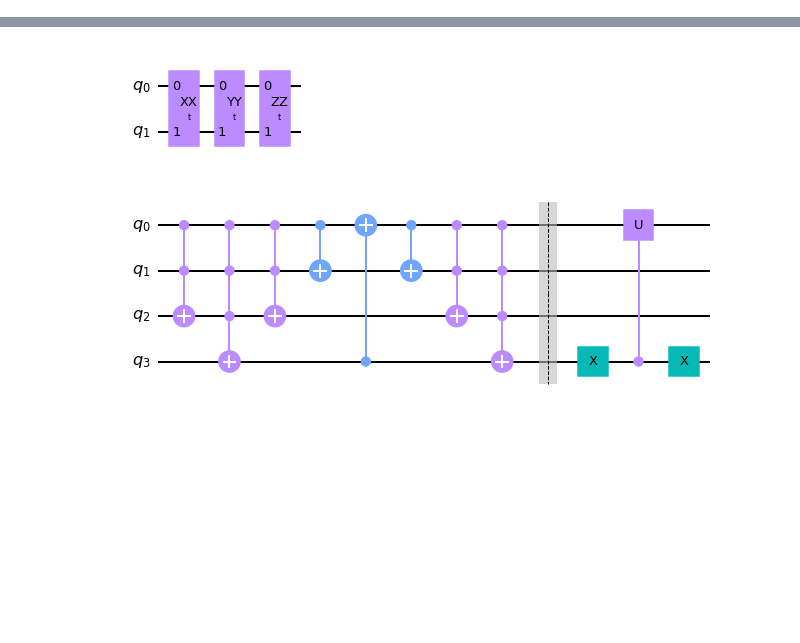
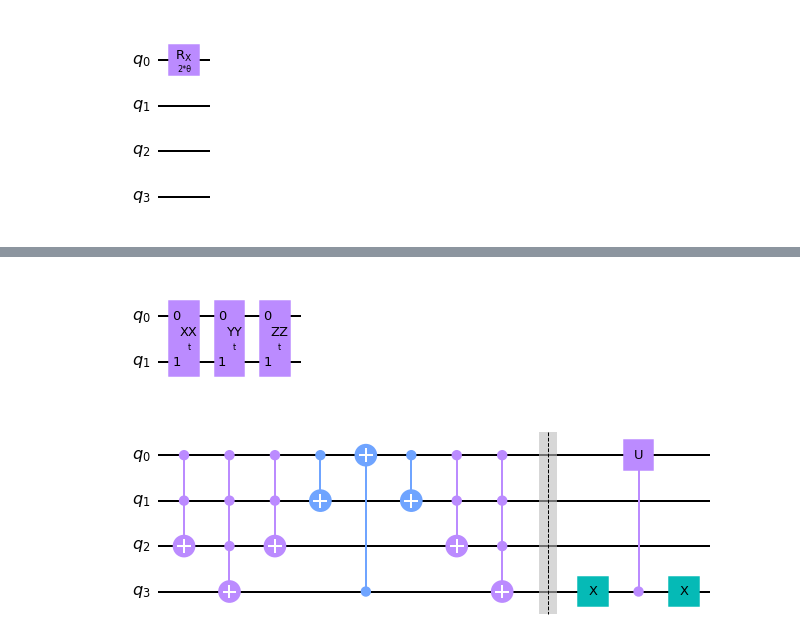
Before and after one commit to BStar14/quantum-walk-simulation, a Jupyter notebook: Circuit_prints.ipynb, the cells around one changed output, grey strips where cells are left out. Cells and saved outputs as stored; diff of their text form; code cells hidden in the pictures; blank space fills up the shorter version.

```diff
--- a/Circuit_prints.ipynb
+++ b/Circuit_prints.ipynb
@@ -8 +9,25 @@ import matplotlib.pyplot as plt
 from staggered_dsg_circuit_3t_bin import *
+# %%
+from qiskit.circuit import Parameter
+
+theta = Parameter('θ')
+
+qc = QuantumCircuit(4)
+# qc = QuantumCircuit(4,4)
+qc.rx(2*theta, 0)
+# qc.barrier()
+# qc.mct([0,1,2], 3)
+# qc.mct([0,1], 2)
+# qc.mct([0], 1)
+# qc.x(0)
+# qc.rx(2*theta, 0)
+# qc.x(0)
+# qc.mct([0], 1)
+# qc.mct([0,1], 2)
+# qc.mct([0,1,2], 3)
+# qc.barrier()
+# for i in range(4):
+#     qc.measure(i,i)
+qc.draw('mpl', filename='jpg.jpg')
+# %% [output]
+[figure, added]
```
Also changed, not shown: parts of 5 cells of this notebook, 30 other files.
